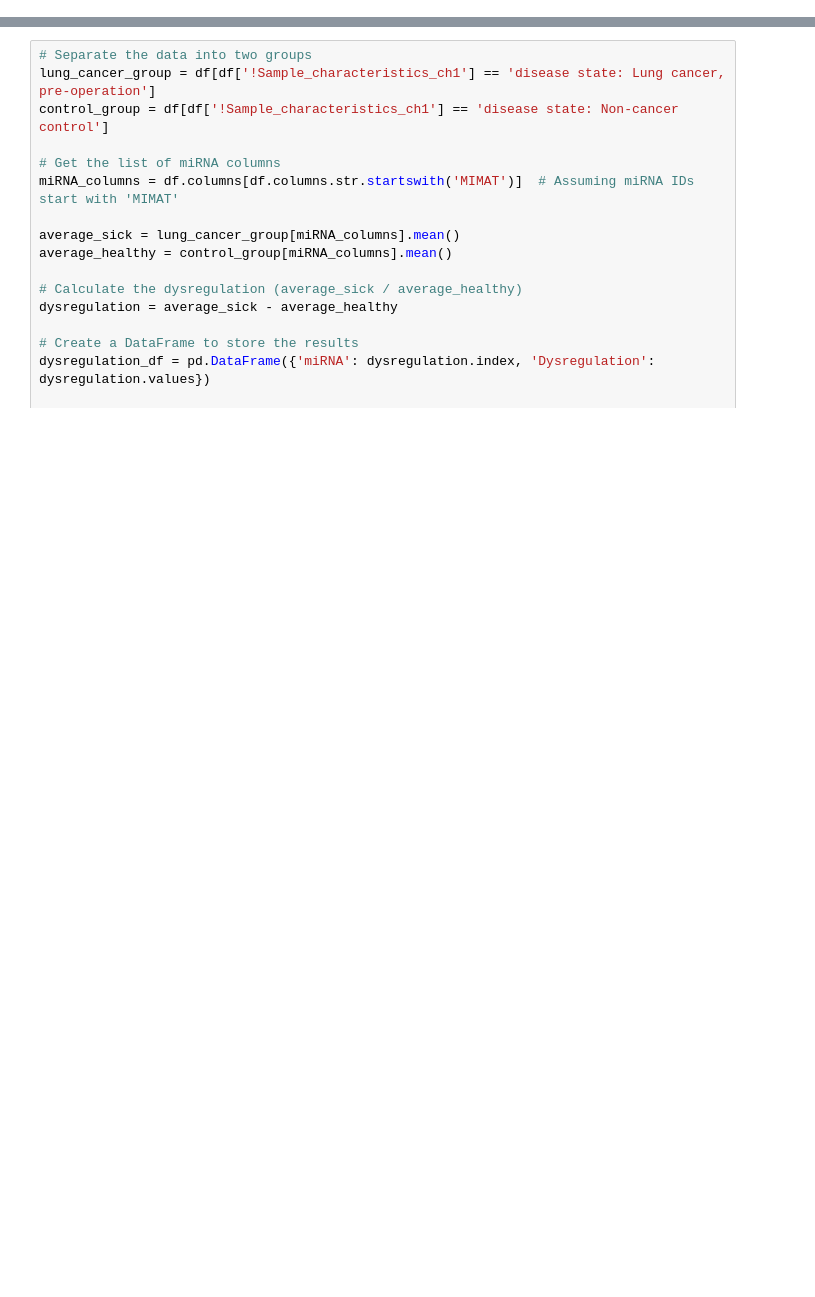
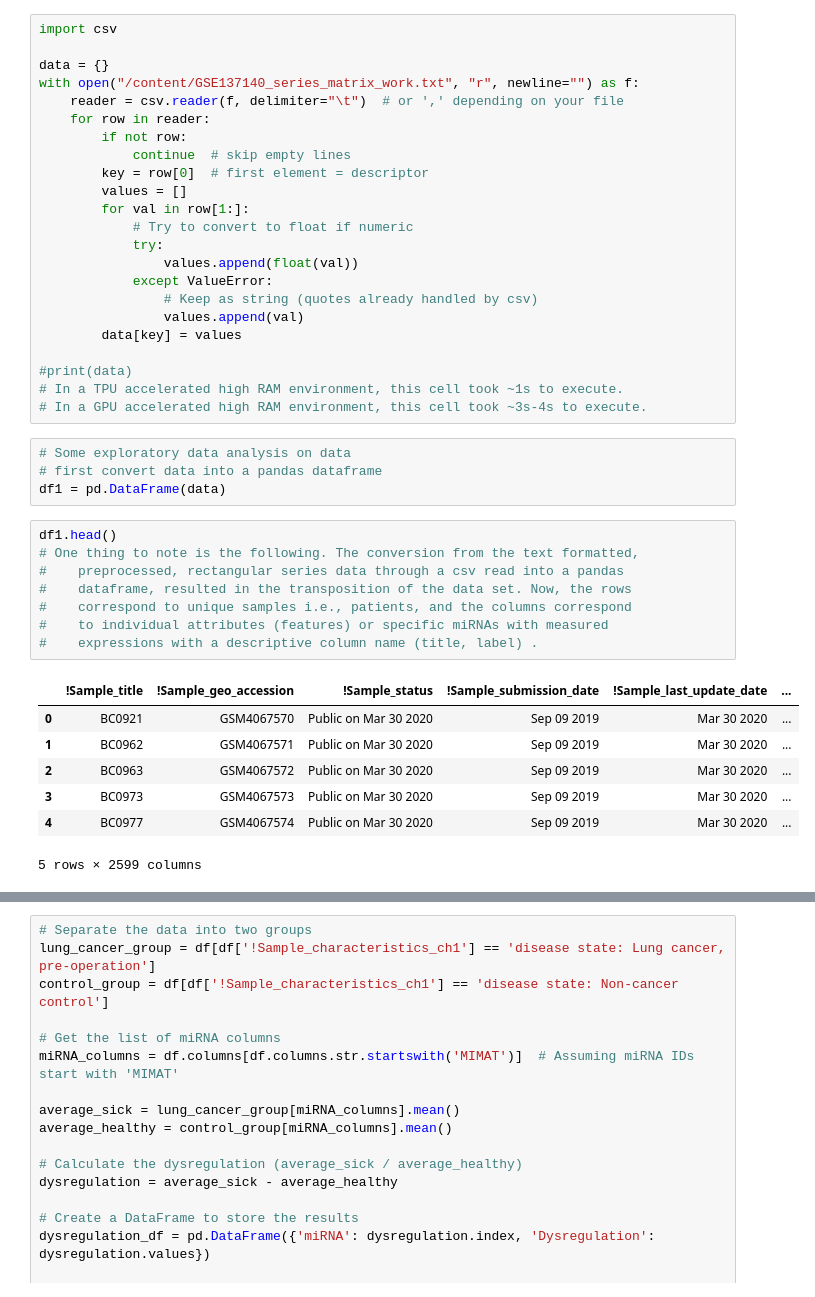
Before and after one commit to BrightNorthStar/miRNAs_in_Lung_Cancer, a Jupyter notebook: miRNAs_in_Lung_Cancer_.ipynb, the cells around one changed output, grey strips where cells are left out. Saved outputs shown, nothing was run; the diff lists cells and outputs as text; blank space fills up the shorter version.

```diff
--- a/miRNAs_in_Lung_Cancer_.ipynb
+++ b/miRNAs_in_Lung_Cancer_.ipynb
@@ -9,0 +199,43 @@ df = pd.read_excel('/content/COLAB.xlsx')
+# %%
+import csv
+
+data = {}
+with open("/content/GSE137140_series_matrix_work.txt", "r", newline="") as f:
+    reader = csv.reader(f, delimiter="\t")  # or ',' depending on your file
+    for row in reader:
+        if not row:
+            continue  # skip empty lines
+        key = row[0]  # first element = descriptor
+        values = []
+        for val in row[1:]:
+            # Try to convert to float if numeric
+            try:
+                values.append(float(val))
+            except ValueError:
+                # Keep as string (quotes already handled by csv)
+                values.append(val)
+        data[key] = values
+
+#print(data)
+# In a TPU accelerated high RAM environment, this cell took ~1s to execute.
+# In a GPU accelerated high RAM environment, this cell took ~3s-4s to execute.
+# %%
+# Some exploratory data analysis on data
+# first convert data into a pandas dataframe
+df1 = pd.DataFrame(data)
+# %%
+df1.head()
+# One thing to note is the following. The conversion from the text formatted,
+#    preprocessed, rectangular series data through a csv read into a pandas
+#    dataframe, resulted in the transposition of the data set. Now, the rows
+#    correspond to unique samples i.e., patients, and the columns correspond
+#    to individual attributes (features) or specific miRNAs with measured
+#    expressions with a descriptive column name (title, label) .
+# %% [output]
+|  | !Sample_title | !Sample_geo_accession | !Sample_status | !Sample_submission_date | !Sample_last_update_date | ... |
+| 0 | BC0921 | GSM4067570 | Public on Mar 30 2020 | Sep 09 2019 | Mar 30 2020 | ... |
+| 1 | BC0962 | GSM4067571 | Public on Mar 30 2020 | Sep 09 2019 | Mar 30 2020 | ... |
+| 2 | BC0963 | GSM4067572 | Public on Mar 30 2020 | Sep 09 2019 | Mar 30 2020 | ... |
+| 3 | BC0973 | GSM4067573 | Public on Mar 30 2020 | Sep 09 2019 | Mar 30 2020 | ... |
+| 4 | BC0977 | GSM4067574 | Public on Mar 30 2020 | Sep 09 2019 | Mar 30 2020 | ... |
+5 rows × 2599 columns
```
Also changed, not shown: parts of 33 cells of this notebook.
